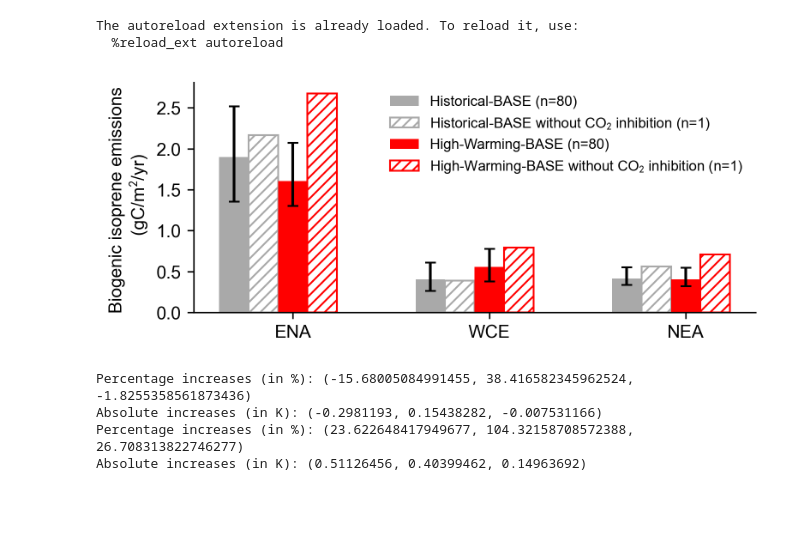
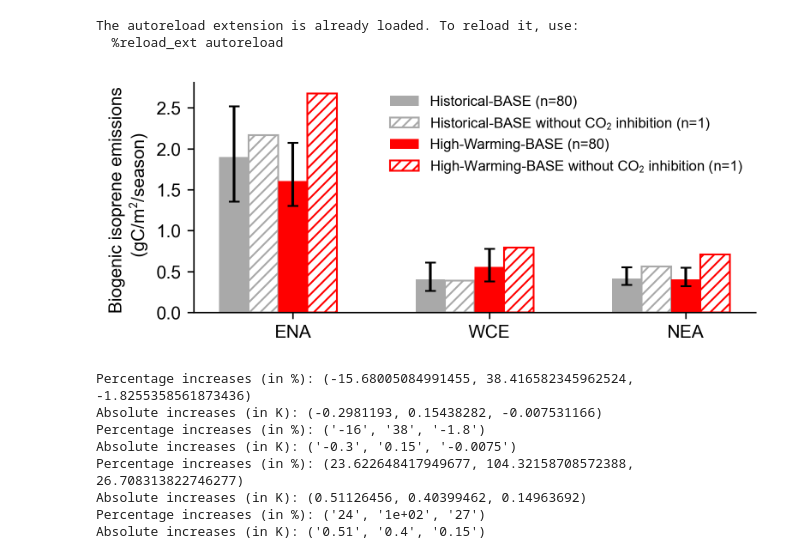
Before and after one commit to emmleroy/future-climate-ozone-sensitivity, a Jupyter notebook: figures_paper/FigS7_new.ipynb, the cells around one changed output. Drawn from its saved outputs; the diff is of its cells as text; code cells hidden in the pictures; blank space fills up the shorter version.

```diff
--- a/figures_paper/FigS7_new.ipynb
+++ b/figures_paper/FigS7_new.ipynb
@@ -120,35 +120,35 @@ mpl.rcParams.update({
     'axes.labelcolor': 'black',
     'axes.titlecolor': 'black',
     'font.size': 10,
     'axes.titlesize': 10,
     'axes.labelsize': 10,
     'xtick.labelsize': 10,
     'ytick.labelsize': 10,
     'legend.fontsize': 8,
     'figure.titlesize': 8
 })
 
 
 fig = plt.figure(figsize=(5.33, 2.15), dpi=300)
 gs1 = GridSpec(1, 1, top=0.95, bottom=0.12, left=0.15, right=0.97, hspace=0.50, wspace=0.4)
 axes = fig.add_subplot(gs1[0, 0])
 
 # Part 1: Regional Mean Ozone Response Comparison: baseline vs noCO2effect
 axes.bar(x - 2*bar_width, ref_mean, bar_width, yerr=tools.reshape_data(ref_std),      capsize=3, label="Historical-BASE (n=80)", color="darkgray", lw=0.5)
 axes.bar(x - bar_width,   refisop_mean, bar_width, label="Historical-BASE without CO$_2$ inhibition (n=1)", color="white", hatch='////', edgecolor="darkgray")
 axes.bar(x,   refshort_mean,    bar_width, yerr=tools.reshape_data(refshort_std), capsize=3, label="High-Warming-BASE (n=80)", color="red")
 axes.bar(x + bar_width, refshortisop_mean, bar_width, label="High-Warming-BASE without CO$_2$ inhibition (n=1)", color="white", hatch='////', edgecolor="red")
 
 # Axis settings
-axes.set_ylabel(f"{variable_string} \n (gC/m$^2$/yr)", fontsize=10)
+axes.set_ylabel(f"{variable_string} \n (gC/m$^2$/season)", fontsize=10)
 axes.spines[['right', 'top']].set_visible(False)
 axes.legend(fontsize=8, frameon=False, loc='upper right')
 plt.xticks(x, categories, fontsize=10)
 
 #############################################
 plt.savefig("FigS7_new.png")
 # %% [output]
-[figure, old version]
+[figure, new version]
 # %%
 # Calculate percentage increase in isoprene emissions with/without CO2 effect (reported in Section 3.6)
 
@@ -166,6 +166,9 @@ absolute_increase = tuple(
 print("Percentage increases (in %):", percentage_increase)
 print("Absolute increases (in K):", absolute_increase)
 
+print("Percentage increases (in %):", tuple("{:.2g}".format(x) for x in percentage_increase))
+print("Absolute increases (in K):", tuple("{:.2g}".format(x) for x in absolute_increase))
+
 # Step 2: WITHOUT CO2 effect
 first = refisop_mean
 second = refshortisop_mean
@@ -179,8 +182,15 @@ absolute_increase = tuple(
 
 print("Percentage increases (in %):", percentage_increase)
 print("Absolute increases (in K):", absolute_increase)
+
+print("Percentage increases (in %):", tuple("{:.2g}".format(x) for x in percentage_increase))
+print("Absolute increases (in K):", tuple("{:.2g}".format(x) for x in absolute_increase))
 # %% [output]
 Percentage increases (in %): (-15.68005084991455, 38.416582345962524, -1.8255358561873436)
 Absolute increases (in K): (-0.2981193, 0.15438282, -0.007531166)
+Percentage increases (in %): ('-16', '38', '-1.8')
+Absolute increases (in K): ('-0.3', '0.15', '-0.0075')
 Percentage increases (in %): (23.622648417949677, 104.32158708572388, 26.708313822746277)
 Absolute increases (in K): (0.51126456, 0.40399462, 0.14963692)
+Percentage increases (in %): ('24', '1e+02', '27')
+Absolute increases (in K): ('0.51', '0.4', '0.15')
```
Also changed, not shown: 3 other files.
